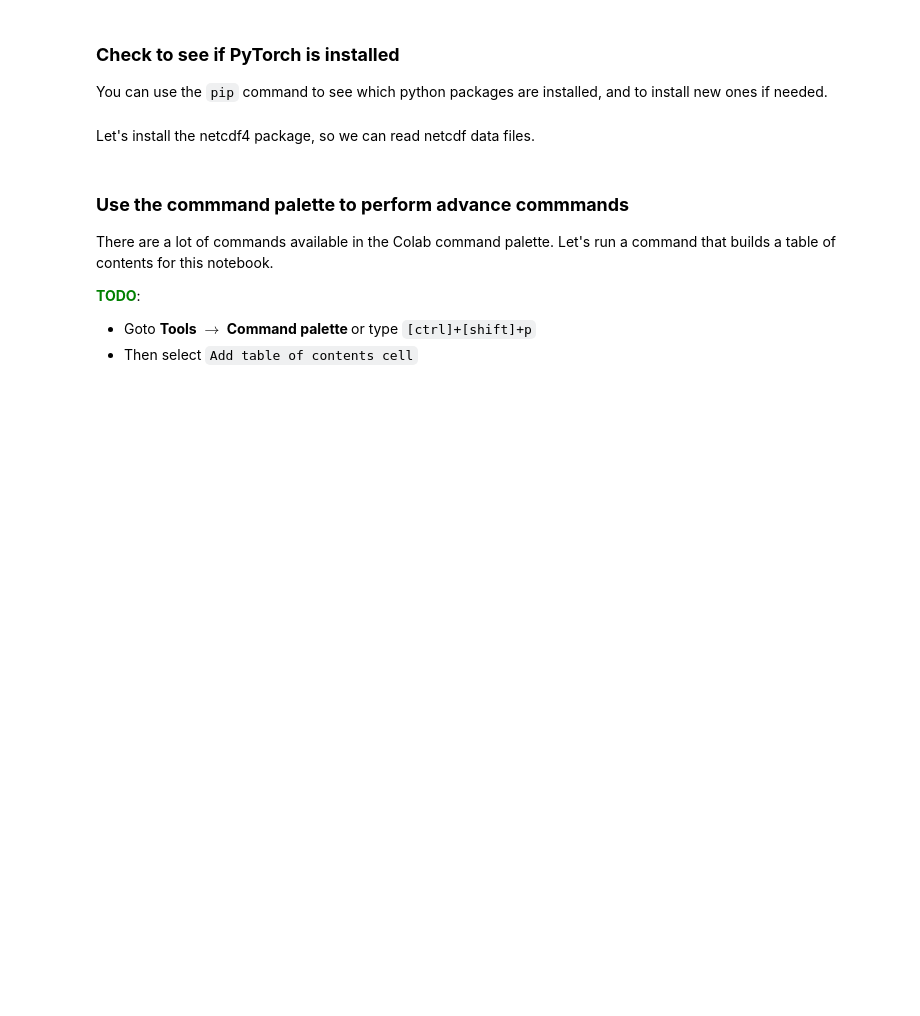
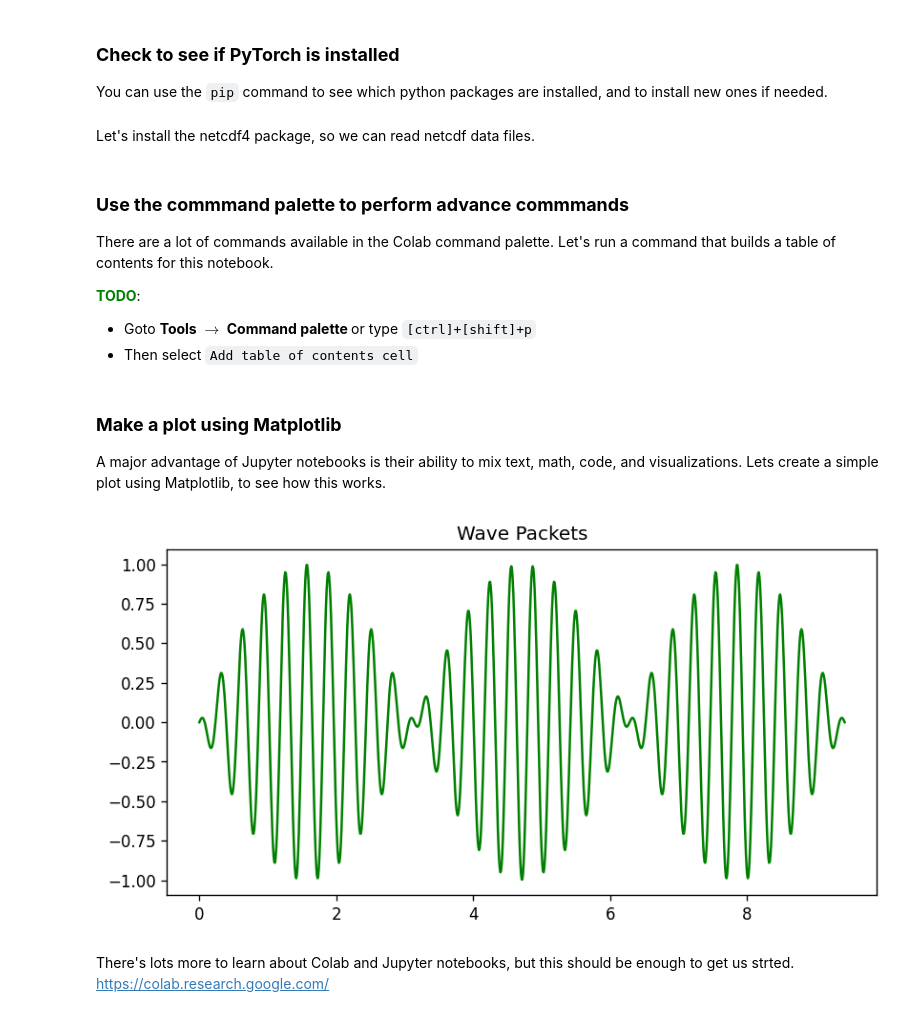
Before and after one commit to halldm2000/TUTORIAL-PYTORCH-CYCLONES-2021, a Jupyter notebook: 01_IntroToColab/IntroToColab.ipynb, the cells around one changed output. Drawn from its saved outputs; the diff is of its cells as text; code cells hidden in the pictures; blank space fills up the shorter version.

Commit message:
Added a plotting example

```diff
--- a/01_IntroToColab/IntroToColab.ipynb
+++ b/01_IntroToColab/IntroToColab.ipynb
@@ -108,3 +108,21 @@ There are a lot of commands available in the Colab command palette. Let's run a
 <font color="green">**TODO**</font>:
 - Goto <b>Tools $\rightarrow$ Command palette </b> or type `[ctrl]+[shift]+p`
 - Then select `Add table of contents cell`
+# %% [markdown]
+### **Make a plot using Matplotlib**
+A major advantage of Jupyter notebooks is their ability to mix text, math, code, and visualizations. Lets create a simple plot using Matplotlib, to see how this works.
+# %%
+%matplotlib inline
+import matplotlib.pyplot as plt
+import numpy as np
+
+x = np.linspace(0,3*np.pi,1000)
+y = np.sin(x)*np.cos(20*x)
+
+plt.figure(figsize=(8,4),dpi=120)
+plt.plot(x,y,color='green')
+plt.title("Wave Packets");
+# %% [output]
+[figure, added]
+# %% [markdown]
+There's lots more to learn about Colab and Jupyter notebooks, but this should be enough to get us strted. https://colab.research.google.com/
```
